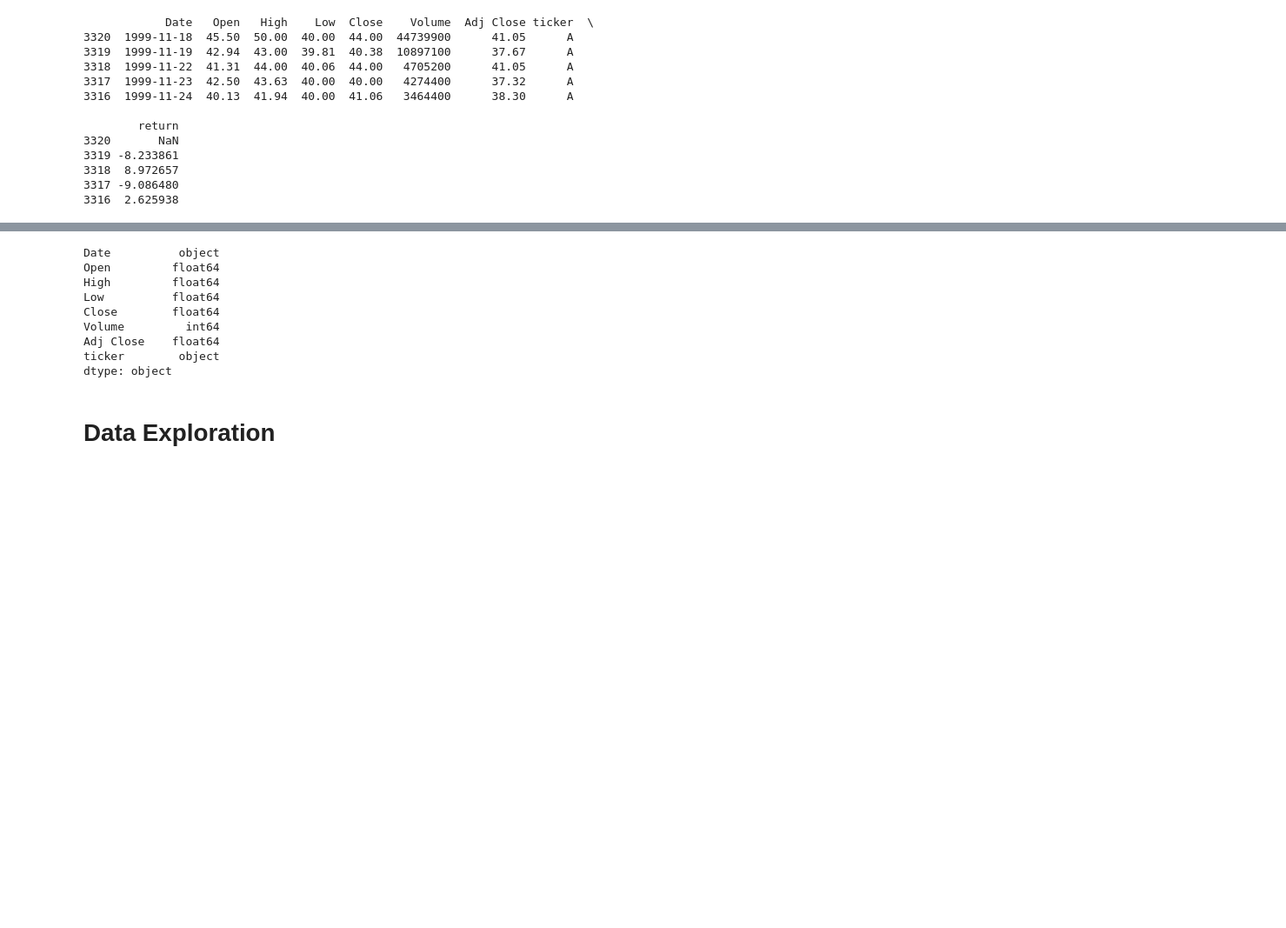
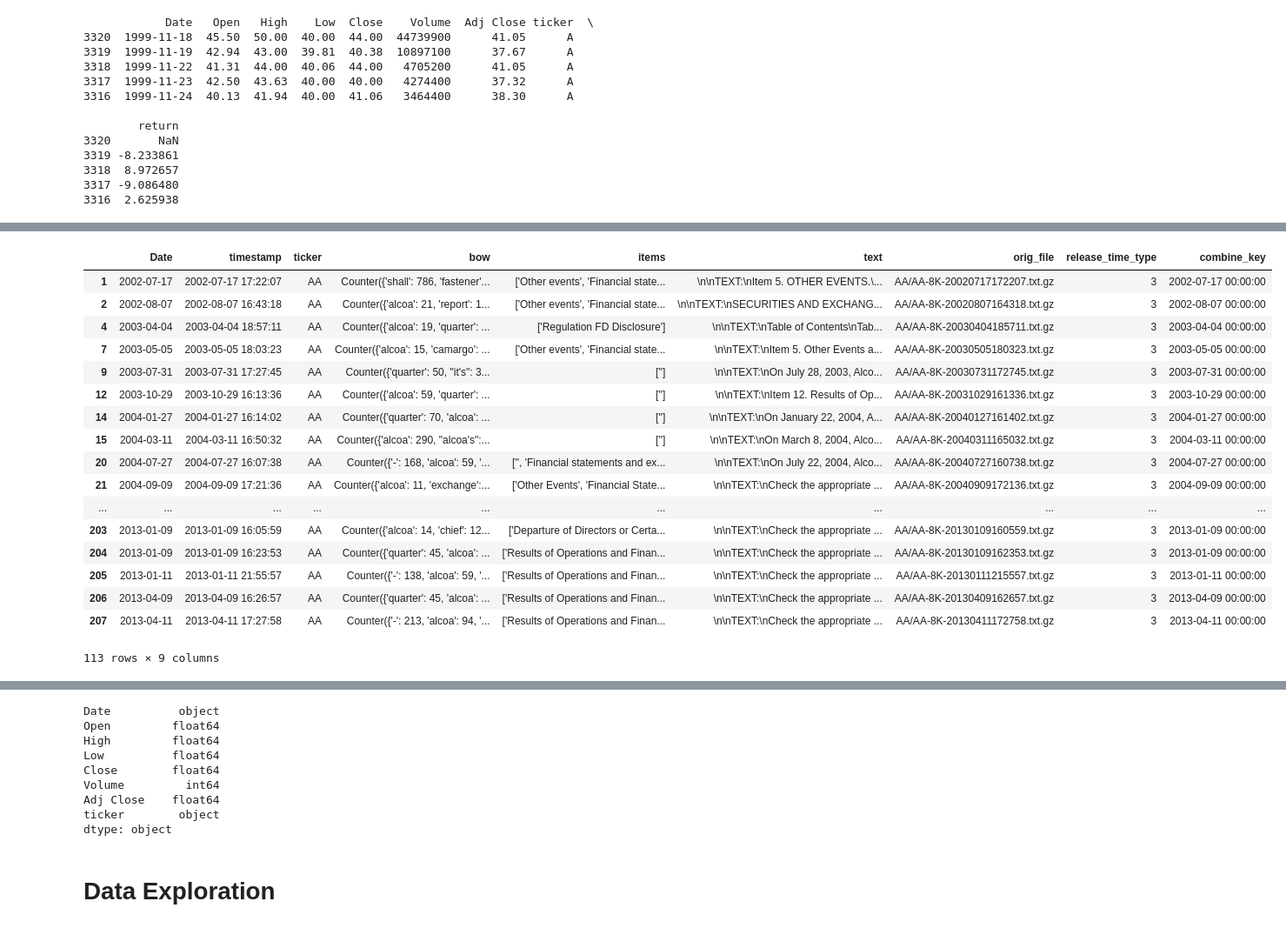
Before and after one commit to nelson-yao/MIDS-W266-Final-MSY, a Jupyter notebook: Basic Model/Template Code.ipynb, the cells around one changed output, grey strips where cells are left out. Shown at 87% size. Cells and saved outputs as stored; diff of their text form; code cells hidden in the pictures; blank space fills up the shorter version.

```diff
--- a/Basic Model/Template Code.ipynb
+++ b/Basic Model/Template Code.ipynb
@@ -67,3 +104,11 @@ print frame.head()
 3318  8.972657
 3317 -9.086480
 3316  2.625938
+# %%
+path = r'/Users/Maximus/Downloads/test/AA.csv'
+with open(path) as file_:
+  test = pd.read_csv(file_,index_col=None, header=0)
+test = test.rename(columns = {'date':'Date'})
+# %%
+test = test.rename(columns = {'date':'Date'})
+test.head()
@@ -69,0 +122,45 @@ print frame.head()
+# %%
+import datetime
+
+test['timestamp'] = pd.to_datetime(test['timestamp'], format='%Y-%m-%d', errors='ignore')
+test['date'] = pd.to_datetime(test['date'])
+#datetime.datetime.strptime(datetime.date(test['date']), '%Y-%m-%d').date()
+#datetime.date(test['date'])
+#test.dateII.datetime.hour
+
+
+#Parse Data to see if 8-k is release before, during or after market trading hours
+#pd.DataFrame([s1, s2]).min()
+
+#test['combine_key'] = test[['date', 'ticker']].apply(lambda x: x)
+
+test['release_time_type'] = test['timestamp']
+test['release_time_type'] = test.release_time_type.apply(lambda x: 1 if x < \
+                                                         datetime.datetime(x.year, x.month, x.day,9,30,0) else x)
+test['release_time_type'] = test.release_time_type.apply(lambda x: 2 if x not in [1] \
+                                                         and x > datetime.datetime(x.year, x.month, x.day,9,30,0) \
+                                                         and x <= datetime.datetime(x.year, x.month, x.day,16,0,0) \
+                                                         else x)
+test['release_time_type'] = test.release_time_type.apply(lambda x: 3 if x not in [1,2] \
+                                                         and x > datetime.datetime(x.year, x.month, x.day,16,0,0) else x)
+# %%
+test.loc[test["release_time_type"]==3,:]
+# %% [output]
+|  | Date | timestamp | ticker | bow | items | text | orig_file | release_time_type | combine_key |
+| 1 | 2002-07-17 | 2002-07-17 17:22:07 | AA | Counter({'shall': 786, 'fastener'... | ['Other events', 'Financial state... | \n\nTEXT:\nItem 5. OTHER EVENTS.\... | AA/AA-8K-20020717172207.txt.gz | 3 | 2002-07-17 00:00:00 |
+| 2 | 2002-08-07 | 2002-08-07 16:43:18 | AA | Counter({'alcoa': 21, 'report': 1... | ['Other events', 'Financial state... | \n\nTEXT:\nSECURITIES AND EXCHANG... | AA/AA-8K-20020807164318.txt.gz | 3 | 2002-08-07 00:00:00 |
+| 4 | 2003-04-04 | 2003-04-04 18:57:11 | AA | Counter({'alcoa': 19, 'quarter': ... | ['Regulation FD Disclosure'] | \n\nTEXT:\nTable of Contents\nTab... | AA/AA-8K-20030404185711.txt.gz | 3 | 2003-04-04 00:00:00 |
+| 7 | 2003-05-05 | 2003-05-05 18:03:23 | AA | Counter({'alcoa': 15, 'camargo': ... | ['Other events', 'Financial state... | \n\nTEXT:\nItem 5. Other Events a... | AA/AA-8K-20030505180323.txt.gz | 3 | 2003-05-05 00:00:00 |
+| 9 | 2003-07-31 | 2003-07-31 17:27:45 | AA | Counter({'quarter': 50, "it's": 3... | [''] | \n\nTEXT:\nOn July 28, 2003, Alco... | AA/AA-8K-20030731172745.txt.gz | 3 | 2003-07-31 00:00:00 |
+| 12 | 2003-10-29 | 2003-10-29 16:13:36 | AA | Counter({'alcoa': 59, 'quarter': ... | [''] | \n\nTEXT:\nItem 12. Results of Op... | AA/AA-8K-20031029161336.txt.gz | 3 | 2003-10-29 00:00:00 |
+| 14 | 2004-01-27 | 2004-01-27 16:14:02 | AA | Counter({'quarter': 70, 'alcoa': ... | [''] | \n\nTEXT:\nOn January 22, 2004, A... | AA/AA-8K-20040127161402.txt.gz | 3 | 2004-01-27 00:00:00 |
+| 15 | 2004-03-11 | 2004-03-11 16:50:32 | AA | Counter({'alcoa': 290, "alcoa's":... | [''] | \n\nTEXT:\nOn March 8, 2004, Alco... | AA/AA-8K-20040311165032.txt.gz | 3 | 2004-03-11 00:00:00 |
+| 20 | 2004-07-27 | 2004-07-27 16:07:38 | AA | Counter({'-': 168, 'alcoa': 59, '... | ['', 'Financial statements and ex... | \n\nTEXT:\nOn July 22, 2004, Alco... | AA/AA-8K-20040727160738.txt.gz | 3 | 2004-07-27 00:00:00 |
+| 21 | 2004-09-09 | 2004-09-09 17:21:36 | AA | Counter({'alcoa': 11, 'exchange':... | ['Other Events', 'Financial State... | \n\nTEXT:\nCheck the appropriate ... | AA/AA-8K-20040909172136.txt.gz | 3 | 2004-09-09 00:00:00 |
+| ... | ... | ... | ... | ... | ... | ... | ... | ... | ... |
+| 203 | 2013-01-09 | 2013-01-09 16:05:59 | AA | Counter({'alcoa': 14, 'chief': 12... | ['Departure of Directors or Certa... | \n\nTEXT:\nCheck the appropriate ... | AA/AA-8K-20130109160559.txt.gz | 3 | 2013-01-09 00:00:00 |
+| 204 | 2013-01-09 | 2013-01-09 16:23:53 | AA | Counter({'quarter': 45, 'alcoa': ... | ['Results of Operations and Finan... | \n\nTEXT:\nCheck the appropriate ... | AA/AA-8K-20130109162353.txt.gz | 3 | 2013-01-09 00:00:00 |
+| 205 | 2013-01-11 | 2013-01-11 21:55:57 | AA | Counter({'-': 138, 'alcoa': 59, '... | ['Results of Operations and Finan... | \n\nTEXT:\nCheck the appropriate ... | AA/AA-8K-20130111215557.txt.gz | 3 | 2013-01-11 00:00:00 |
+| 206 | 2013-04-09 | 2013-04-09 16:26:57 | AA | Counter({'quarter': 45, 'alcoa': ... | ['Results of Operations and Finan... | \n\nTEXT:\nCheck the appropriate ... | AA/AA-8K-20130409162657.txt.gz | 3 | 2013-04-09 00:00:00 |
+| 207 | 2013-04-11 | 2013-04-11 17:27:58 | AA | Counter({'-': 213, 'alcoa': 94, '... | ['Results of Operations and Finan... | \n\nTEXT:\nCheck the appropriate ... | AA/AA-8K-20130411172758.txt.gz | 3 | 2013-04-11 00:00:00 |
+113 rows × 9 columns
```
Also changed, not shown: parts of 12 cells of this notebook, 2 other files.
